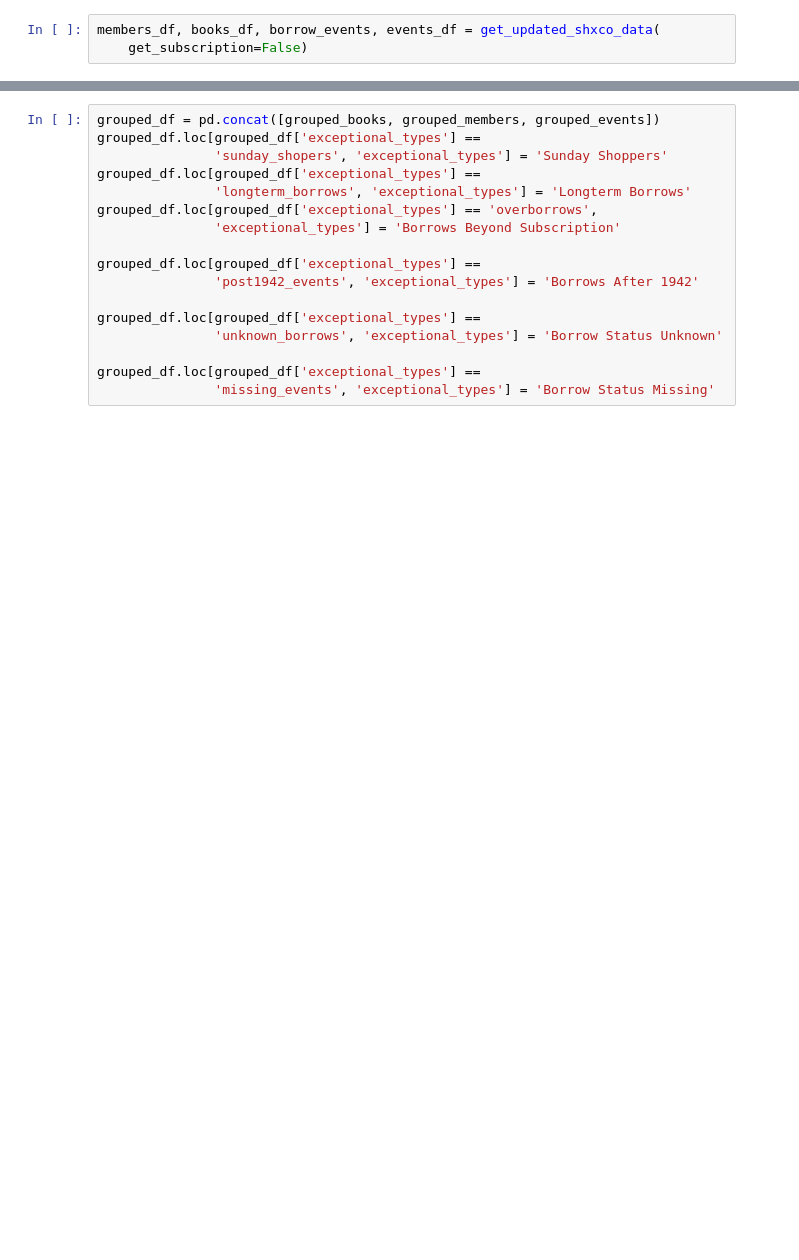
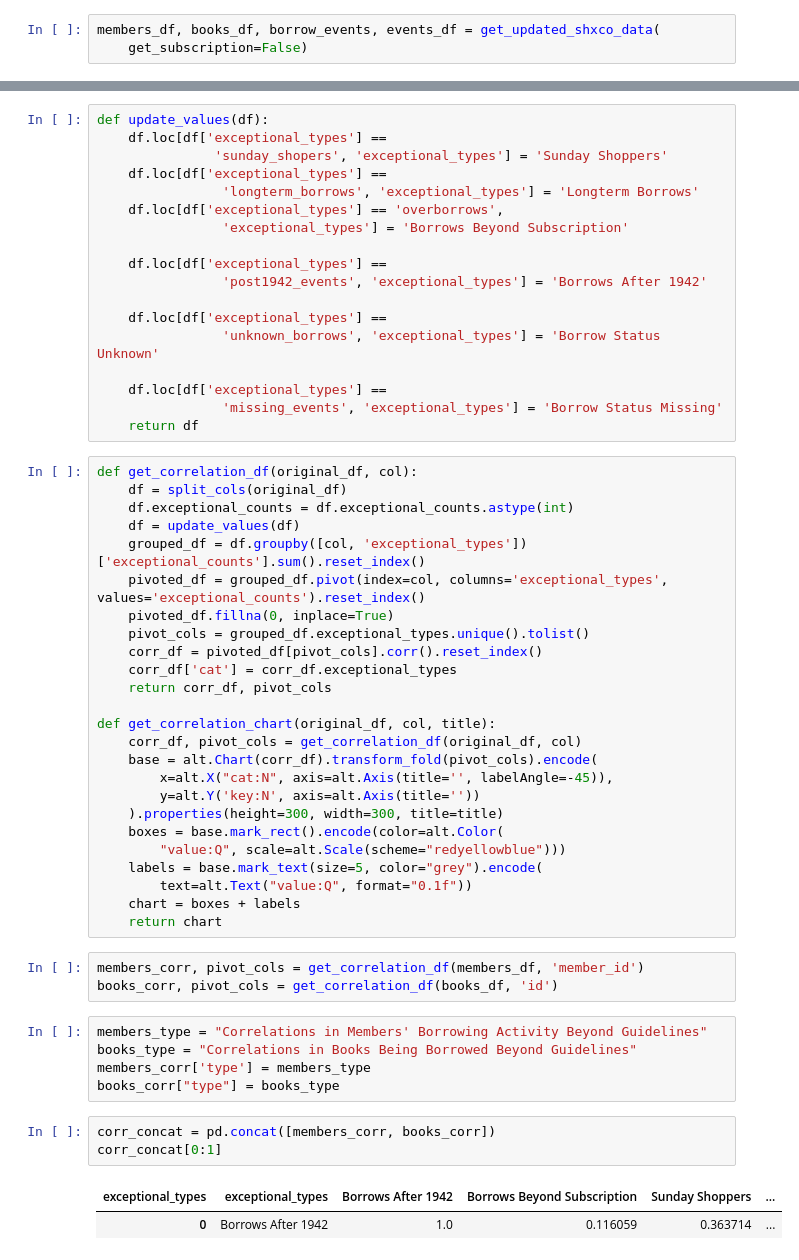
Before and after one commit to ZoeLeBlanc/unknown_borrowers, a Jupyter notebook: network_analysis/ExceptionalMetadata.ipynb, the cells around one changed output, grey strips where cells are left out. Cells and saved outputs as stored; diff of their text form; blank space fills up the shorter version.

```diff
--- a/network_analysis/ExceptionalMetadata.ipynb
+++ b/network_analysis/ExceptionalMetadata.ipynb
@@ -35,19 +44,59 @@ grouped_events = ex_events_df.groupby(
     'exceptional_types').size().reset_index(name='counts')
 grouped_events['type'] = 'events'
 # %%
-grouped_df = pd.concat([grouped_books, grouped_members, grouped_events])
-grouped_df.loc[grouped_df['exceptional_types'] ==
+def update_values(df):
+    df.loc[df['exceptional_types'] ==
                'sunday_shopers', 'exceptional_types'] = 'Sunday Shoppers'
-grouped_df.loc[grouped_df['exceptional_types'] ==
-               'longterm_borrows', 'exceptional_types'] = 'Longterm Borrows'
-grouped_df.loc[grouped_df['exceptional_types'] == 'overborrows',
-               'exceptional_types'] = 'Borrows Beyond Subscription'
+    df.loc[df['exceptional_types'] ==
+                'longterm_borrows', 'exceptional_types'] = 'Longterm Borrows'
+    df.loc[df['exceptional_types'] == 'overborrows',
+                'exceptional_types'] = 'Borrows Beyond Subscription'
 
-grouped_df.loc[grouped_df['exceptional_types'] ==
-               'post1942_events', 'exceptional_types'] = 'Borrows After 1942'
+    df.loc[df['exceptional_types'] ==
+                'post1942_events', 'exceptional_types'] = 'Borrows After 1942'
 
-grouped_df.loc[grouped_df['exceptional_types'] ==
-               'unknown_borrows', 'exceptional_types'] = 'Borrow Status Unknown'
+    df.loc[df['exceptional_types'] ==
+                'unknown_borrows', 'exceptional_types'] = 'Borrow Status Unknown'
 
-grouped_df.loc[grouped_df['exceptional_types'] ==
-               'missing_events', 'exceptional_types'] = 'Borrow Status Missing'
+    df.loc[df['exceptional_types'] ==
+                'missing_events', 'exceptional_types'] = 'Borrow Status Missing'
+    return df
+# %%
+def get_correlation_df(original_df, col):
+    df = split_cols(original_df)
+    df.exceptional_counts = df.exceptional_counts.astype(int)
+    df = update_values(df)
+    grouped_df = df.groupby([col, 'exceptional_types'])['exceptional_counts'].sum().reset_index()
+    pivoted_df = grouped_df.pivot(index=col, columns='exceptional_types', values='exceptional_counts').reset_index()
+    pivoted_df.fillna(0, inplace=True)
+    pivot_cols = grouped_df.exceptional_types.unique().tolist()
+    corr_df = pivoted_df[pivot_cols].corr().reset_index()
+    corr_df['cat'] = corr_df.exceptional_types
+    return corr_df, pivot_cols
+
+def get_correlation_chart(original_df, col, title):
+    corr_df, pivot_cols = get_correlation_df(original_df, col)
+    base = alt.Chart(corr_df).transform_fold(pivot_cols).encode(
+        x=alt.X("cat:N", axis=alt.Axis(title='', labelAngle=-45)),
+        y=alt.Y('key:N', axis=alt.Axis(title=''))
+    ).properties(height=300, width=300, title=title)
+    boxes = base.mark_rect().encode(color=alt.Color(
+        "value:Q", scale=alt.Scale(scheme="redyellowblue")))
+    labels = base.mark_text(size=5, color="grey").encode(
+        text=alt.Text("value:Q", format="0.1f"))
+    chart = boxes + labels
+    return chart
+# %%
+members_corr, pivot_cols = get_correlation_df(members_df, 'member_id')
+books_corr, pivot_cols = get_correlation_df(books_df, 'id')
+# %%
+members_type = "Correlations in Members' Borrowing Activity Beyond Guidelines"
+books_type = "Correlations in Books Being Borrowed Beyond Guidelines"
+members_corr['type'] = members_type
+books_corr["type"] = books_type
+# %%
+corr_concat = pd.concat([members_corr, books_corr])
+corr_concat[0:1]
+# %% [output]
+| exceptional_types | exceptional_types | Borrows After 1942 | Borrows Beyond Subscription | Sunday Shoppers | ... |
+| 0 | Borrows After 1942 | 1.0 | 0.116059 | 0.363714 | ... |
```
Also changed, not shown: parts of 8 cells of this notebook, 21 other files.
